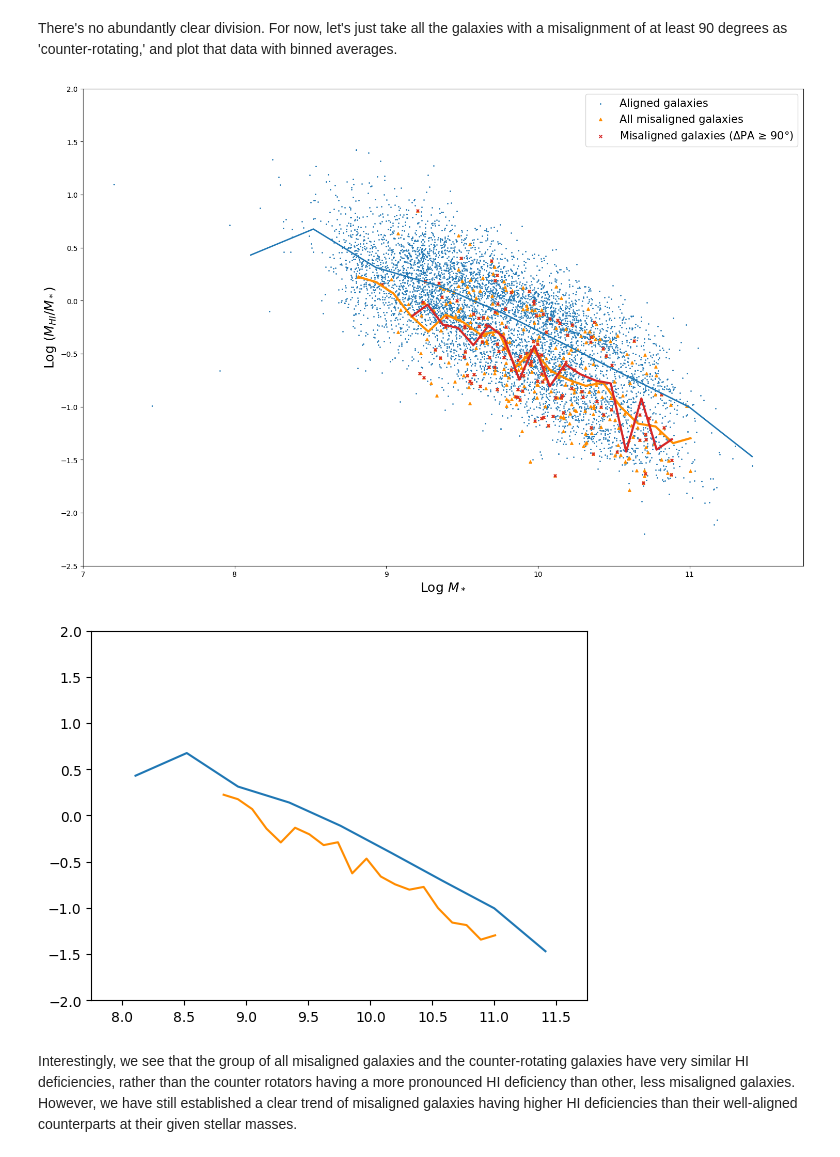
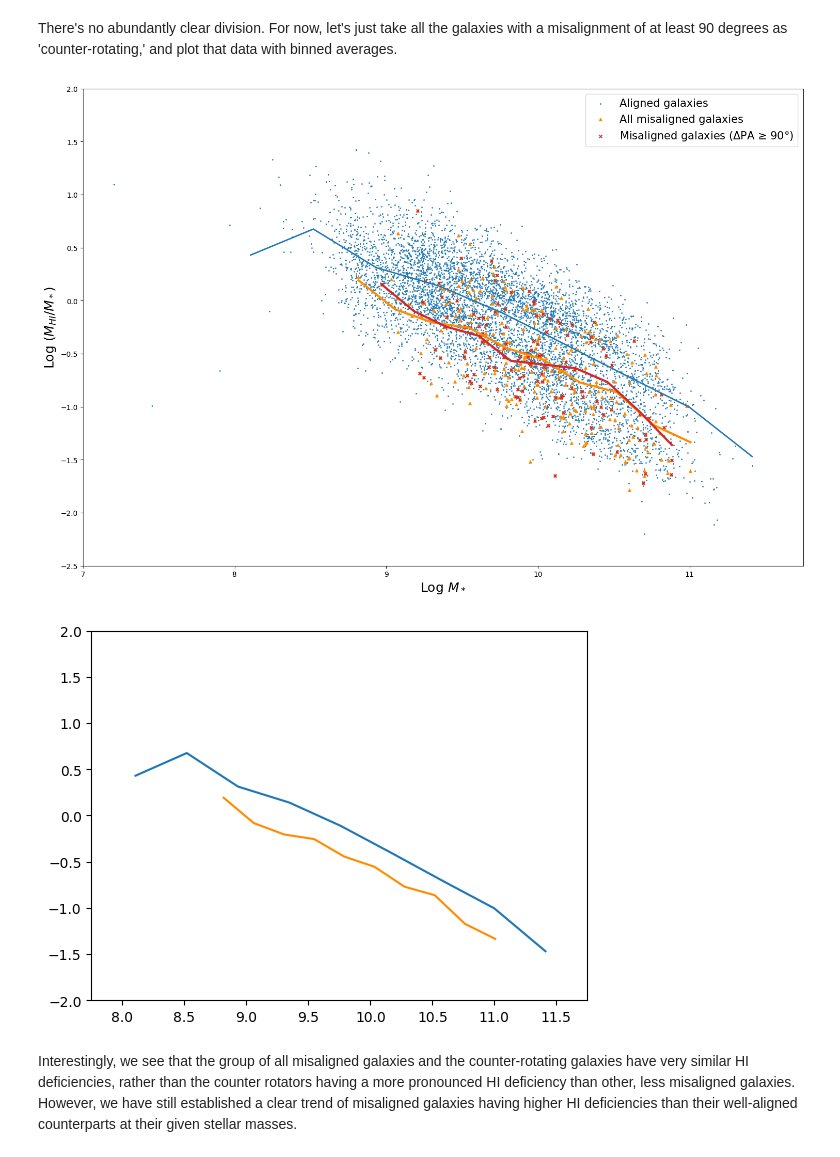
Before and after one commit to harrisonfwest/HI-MaNGA, a Jupyter notebook: HI-MaNGA_MisalignmentAndDeficiency.ipynb, the cells around one changed output. Drawn from its saved outputs; the diff is of its cells as text; code cells hidden in the pictures.

```diff
--- a/HI-MaNGA_MisalignmentAndDeficiency.ipynb
+++ b/HI-MaNGA_MisalignmentAndDeficiency.ipynb
@@ -146,8 +146,8 @@ Interesting! It seems that misaligned galaxies actually have *less* gas than the
 alignedBin = scipy.stats.binned_statistic(alignedMStars, alignedMFrac, 'mean', bins=20)
 alignedXs = np.linspace(min(alignedMStars), max(alignedMStars), 20)
 
-MABin = scipy.stats.binned_statistic(MAMStars, MAMFrac, 'mean', bins=20)
-MAXs = np.linspace(min(MAMStars), max(MAMStars), 20)
+MABin = scipy.stats.binned_statistic(MAMStars, MAMFrac, 'mean', bins=10)
+MAXs = np.linspace(min(MAMStars), max(MAMStars), 10)
 
 plt.figure(figsize=(18, 12))
 plt.xlim(7, 11.75)
@@ -212,32 +212,32 @@ for gal in dataTable:
         counterMStel.append(gal['LOGMSTARS'])
         counterFrac.append(max(gal['LOGMHI'], gal['LOGHILIM200KMS']) - gal['LOGMSTARS'])
 # %%
-counterBin = scipy.stats.binned_statistic(counterMStel, counterFrac, 'mean', bins=20)
-counterXs = np.linspace(min(counterMStel), max(counterMStel), 20)
+counterBin = scipy.stats.binned_statistic(counterMStel, counterFrac, 'mean', bins=10)
+counterXs = np.linspace(min(counterMStel), max(counterMStel), 10)
 
 plt.figure(figsize=(18, 12))
 plt.xlim(7, 11.75)
 plt.ylim(-2.5, 2)
 plt.xlabel('Log $M_*$', fontsize=18)
 plt.ylabel('Log $(M_{HI}/M_*)$', fontsize=18);
 plt.scatter(alignedMStars, alignedMFrac, s=1, color = 'tab:blue', label='Aligned galaxies');
 plt.scatter(MAMStars, MAMFrac, s=15, color = 'darkorange', marker='^', label = 'All misaligned galaxies');
 plt.scatter(counterMStel, counterFrac, s = 15, color = 'tab:red', marker = 'x', label = 'Misaligned galaxies ($\Delta$PA ≥ 90$\degree$)');
 
 plt.plot(alignedXs, alignedBin[0], lw=2, color = 'tab:blue')
 plt.plot(MAXs, MABin[0], lw=3, color = 'darkorange');
 plt.plot(counterXs, counterBin[0], lw = 3, color='tab:red')
 plt.legend(fontsize = 15);
 plt.savefig('mFrac_vs_mStel_binned.png')
 # %% [output]
-[figure, old version]
+[figure, new version]
 # %%
 plt.xlim(7.75, 11.75)
 plt.ylim(-2, 2)
 plt.plot(alignedXs, alignedBin[0], color = 'tab:blue')
 plt.plot(MAXs, MABin[0], color = 'darkorange');
 # %% [output]
-[figure, old version]
+[figure, new version]
 # %% [markdown]
 Interestingly, we see that the group of all misaligned galaxies and the counter-rotating galaxies have very similar HI deficiencies, rather than the counter rotators having a more pronounced HI deficiency than other, less misaligned galaxies. However, we have still established a clear trend of misaligned galaxies having higher HI deficiencies than their well-aligned counterparts at their given stellar masses.
 # %% [markdown]
```
Also changed, not shown: parts of 5 cells of this notebook, 1 other file.
